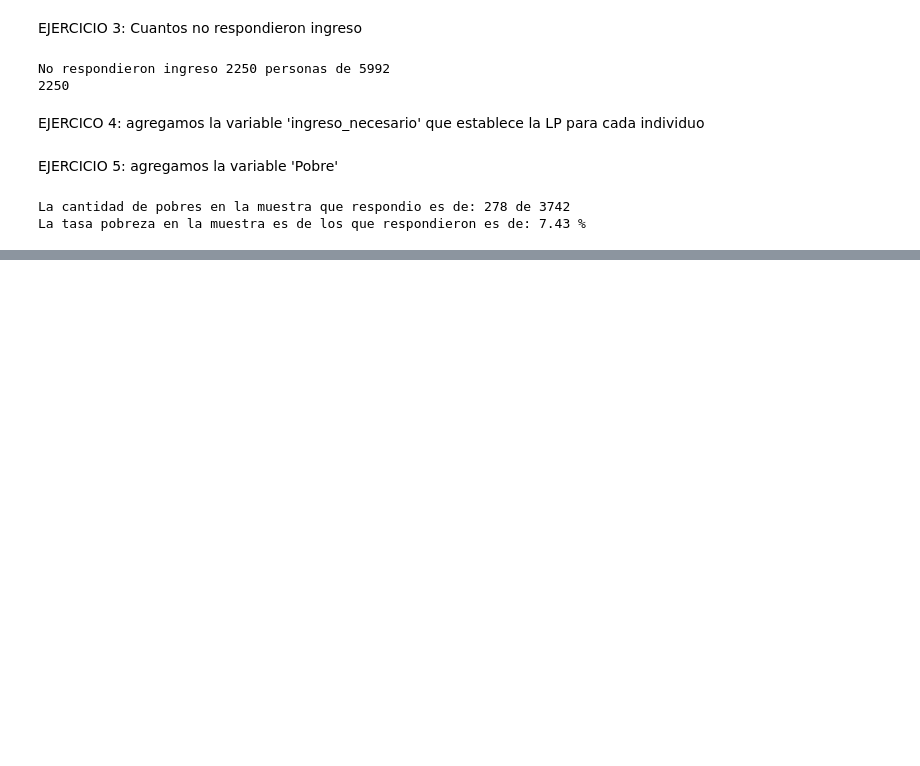
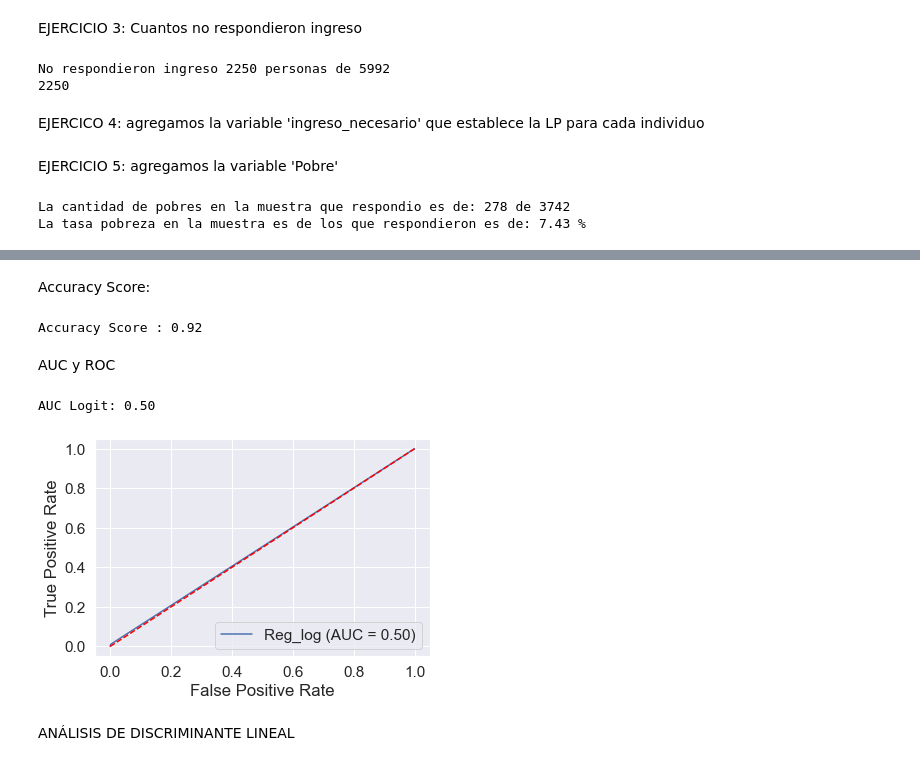
Before and after one commit to ferkrodriguez98/udesa-big-data, a Jupyter notebook: TP2 - Clasificación/TP2.ipynb, the cells around one changed output, grey strips where cells are left out. Drawn from its saved outputs; the diff is of its cells as text; code cells hidden in the pictures; blank space fills up the shorter version.

```diff
--- a/TP2 - Clasificación/TP2.ipynb
+++ b/TP2 - Clasificación/TP2.ipynb
@@ -240,0 +321,12 @@ La tasa pobreza en la muestra es de los que respondieron es de: 7.43 %
+# %%
+
+X_train, X_test, y_train, y_test = train_test_split(df_respondieron.loc[:, df_respondieron.columns!="Pobre" ], df_respondieron["Pobre"],test_size=0.3, random_state=101)
+
+print("La base X Test corresponde al",round(len(X_test)/len(df_respondieron)*100), "% de los datos") #Vemos que test es el 30% de la muestra
+print("La base X Train corresponde al", round(len(X_train)/len(df_respondieron)*100),  "% de los datos") #Vemos que test es el 70% de la muestra
+print("La base y Test corresponde al",round(len(y_test)/len(df_respondieron)*100), "% de los datos") #Vemos que test es el 30% de la muestra
+print("La base y Train corresponde al", round(len(y_train)/len(df_respondieron)*100),  "% de los datos") #Vemos que test es el 70% de la muestra
+
+#Agregamos una columna de 1 a la base X_train:
+X_train["intercept"]=1
+X_test["intercept"]=1
@@ -240,0 +410,24 @@ La tasa pobreza en la muestra es de los que respondieron es de: 7.43 %
+# %% [markdown]
+Accuracy Score:
+# %%
+ac_log= accuracy_score(y_test, y_pred_log)
+print('Accuracy Score :','%.2f' % ac_log) #suma de los % de la diagonal de la matriz
+# %% [output]
+Accuracy Score : 0.92
+# %% [markdown]
+AUC y ROC
+# %%
+auc_log = roc_auc_score(y_test, y_pred_log)
+print('AUC Logit: %.2f' % auc_log)
+
+fpr_log, tpr_log, thresholds_log = roc_curve(y_test, y_pred_log)
+
+display = RocCurveDisplay(fpr=fpr_log, tpr=tpr_log, roc_auc=auc_log, estimator_name='Reg_log')
+display.plot()
+plt.plot([0, 1], [0, 1], color='red', linestyle='--')
+plt.show()
+# %% [output]
+AUC Logit: 0.50
+[figure, added]
+# %% [markdown]
+ANÁLISIS DE DISCRIMINANTE LINEAL
```
Also changed, not shown: parts of 27 cells of this notebook.
